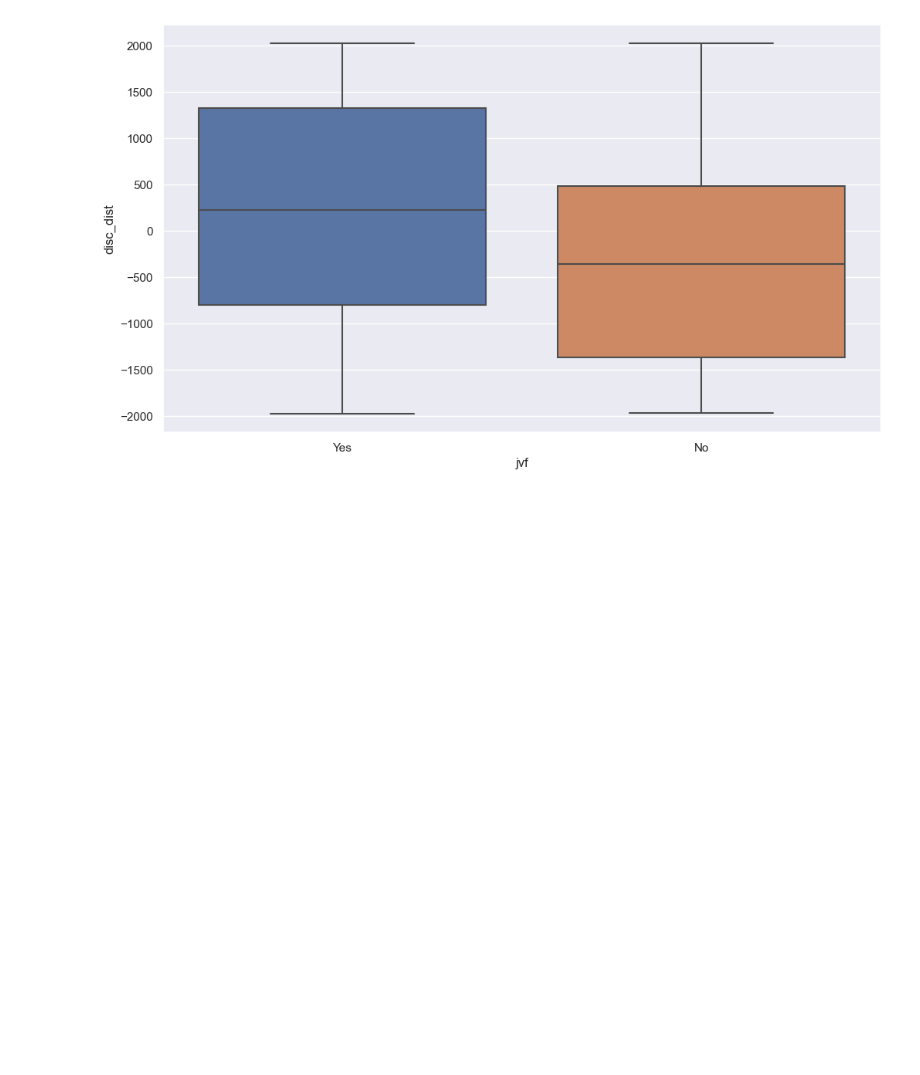
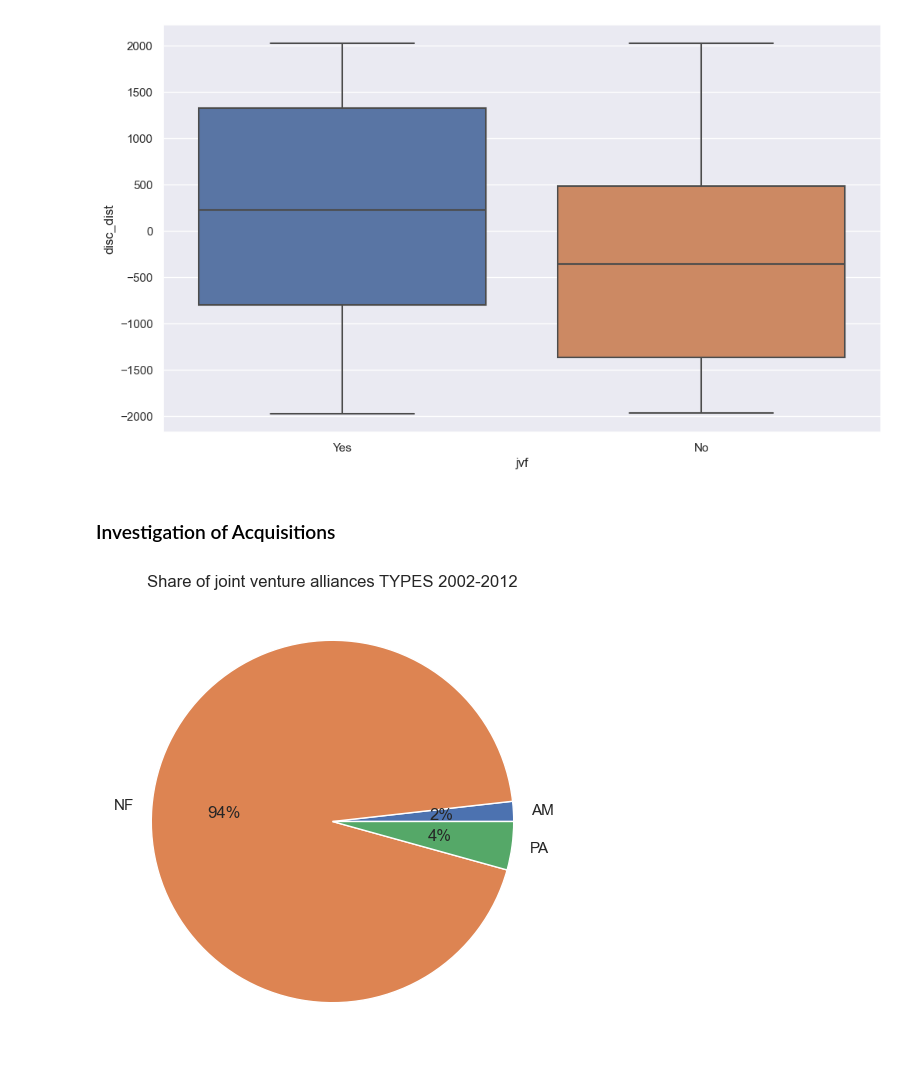
Before and after one commit to bang-a-coder/thesis-analysis, a Jupyter notebook: prepare_and_explore.ipynb, the cells around one changed output. Saved outputs shown, nothing was run; the diff lists cells and outputs as text; code cells hidden in the pictures; blank space fills up the shorter version.

Commit message:
joint venture types

```diff
--- a/prepare_and_explore.ipynb
+++ b/prepare_and_explore.ipynb
@@ -224,3 +224,17 @@ sns.boxplot(data=jvfDF, y='disc_dist', x='jvf')
 [figure]
 # %%
 jvfDF.to_csv("data/jvf_data_realDist.csv")
+# %% [markdown]
+### Investigation of Acquisitions
+# %%
+jvtDF = pd.read_csv('data/jvf_data_realDist.csv')
+jvtDF['da'] = pd.to_datetime(jvtDF['da'])
+jvtDF = jvtDF.set_index('da', drop=True)
+# %%
+share_jvt = jvtDF['jvtype'].groupby(jvtDF['jvtype']).agg('count')
+plt.figure(figsize=(12,6), dpi=100)
+plt.title('Share of joint venture alliances TYPES 2002-2012')
+plt.pie(share_jvt, labels=share_jvt.index, autopct='%.0f%%')
+plt.show()
+# %% [output]
+[figure, added]
```
Also changed, not shown: parts of 1 cell of this notebook.
